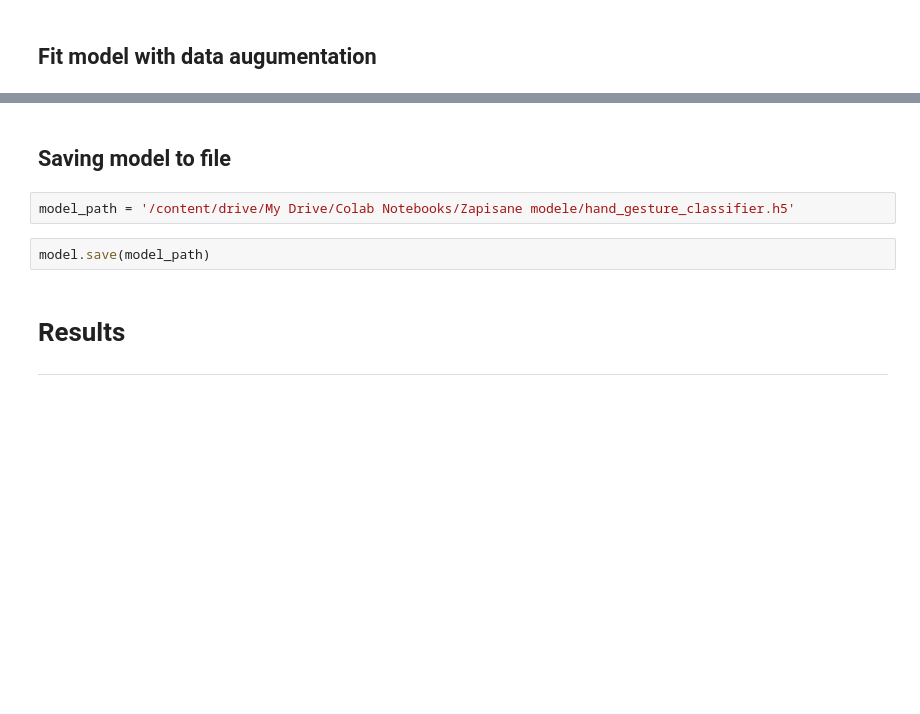
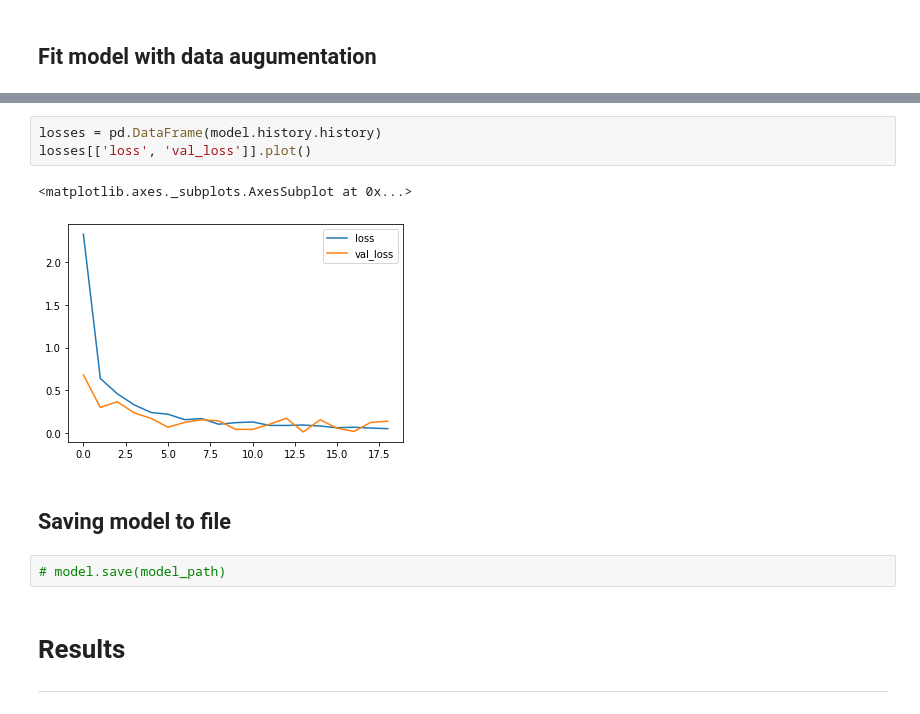
Before and after one commit to werd0n4/hand-gesture-classification, a Jupyter notebook: Main.ipynb, the cells around one changed output, grey strips where cells are left out. Cells and saved outputs as stored; diff of their text form; blank space fills up the shorter version.

```diff
--- a/Main.ipynb
+++ b/Main.ipynb
@@ -458,9 +516,13 @@ Epoch 19/32
+# %%
+losses = pd.DataFrame(model.history.history)
+losses[['loss', 'val_loss']].plot()
+# %% [output]
+<matplotlib.axes._subplots.AxesSubplot at 0x...>
+[figure, added]
 # %% [markdown]
 ## Saving model to file
-# %%
-model_path = '/content/drive/My Drive/Colab Notebooks/Zapisane modele/hand_gesture_classifier.h5'
 # %%
-model.save(model_path)
+# model.save(model_path)
 # %% [markdown]
 # Results
 
```
Also changed, not shown: parts of 39 cells of this notebook.
